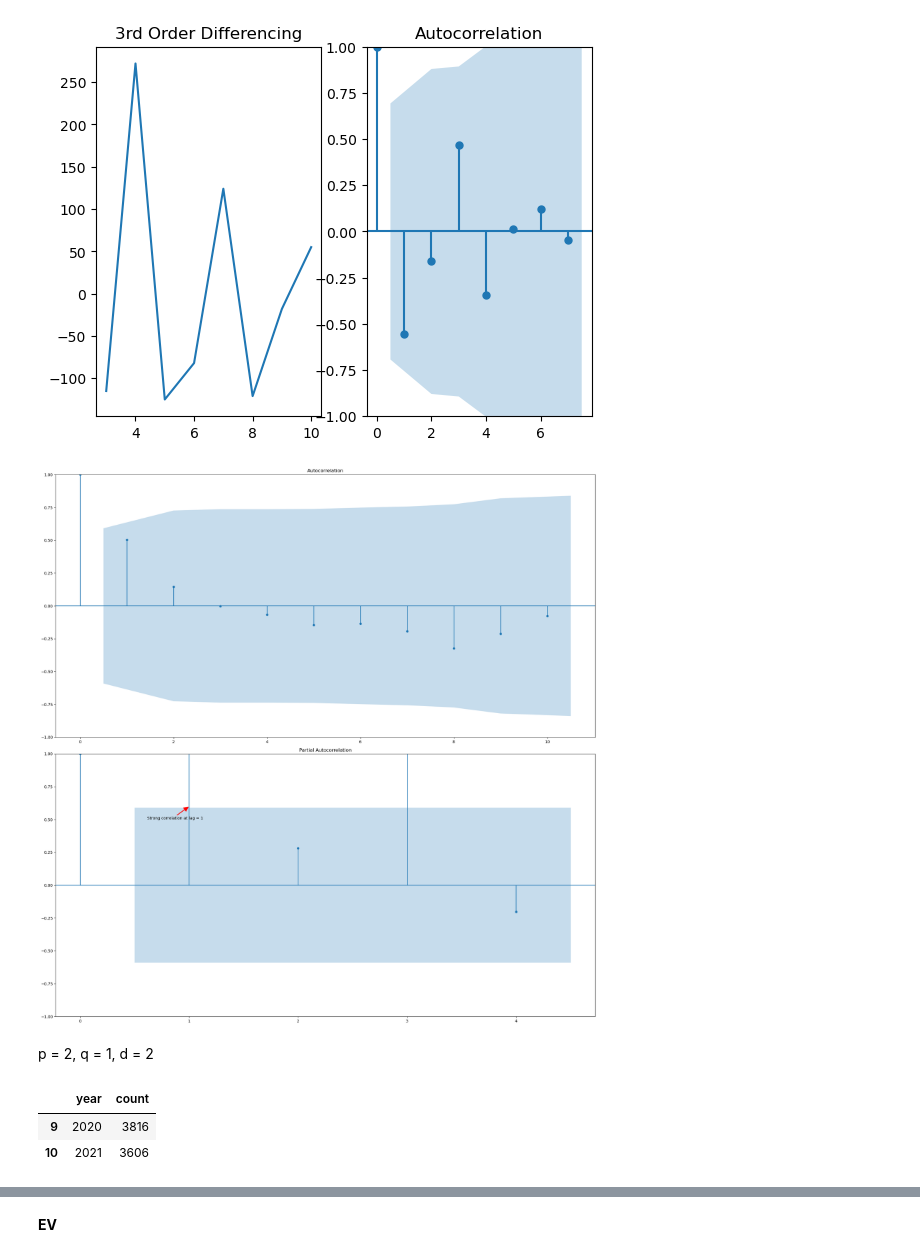
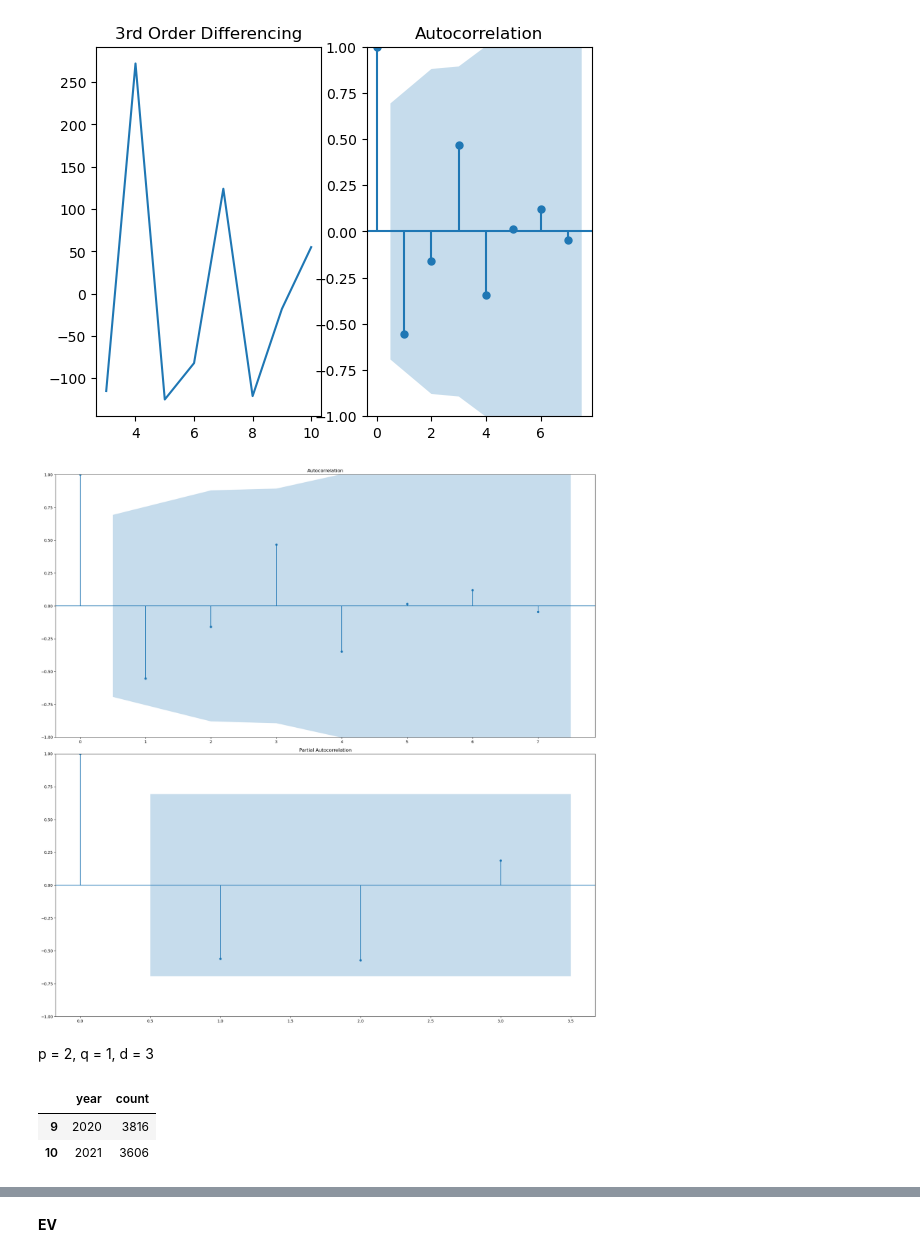
Before and after one commit to harrizazham98/DataScienceProj, a Jupyter notebook: 005_CarPurchase/trend_analysis.ipynb, the cells around one changed output, grey strips where cells are left out. Cells and saved outputs as stored; diff of their text form; code cells hidden in the pictures.

```diff
--- a/005_CarPurchase/trend_analysis.ipynb
+++ b/005_CarPurchase/trend_analysis.ipynb
@@ -78,0 +521,2 @@ ice
+# %%
+data.columns = ["y"]
@@ -78,0 +532,2 @@ ice
+# %%
+ice = data.copy()
@@ -78,0 +642,3 @@ ice
+# %%
+ice.index.freq = 'Year'
+print(ice.index.freq)
@@ -78,0 +647,3 @@ ice
+# %%
+plt.rcParams["figure.figsize"] = [14, 5]
+ice.plot(title='ICE Car Purchase')
@@ -167,21 +1092,21 @@ from statsmodels.graphics.tsaplots import plot_pacf
 # %%
 lag_acf = 10
 lag_pacf = 4
 height = 4
 width = 12
 f, ax = plt.subplots(nrows=2, ncols=1, figsize=(20, 2*10))
 plot_acf(ice["count"].diff().diff().diff().dropna(), ax=ax[0])
-plot_pacf(ice["count"].diff().diff().diff().dropna(), ax=ax[1], method='ols')
+plot_pacf(ice["count"].diff().diff().diff().dropna(),lags=3, ax=ax[1], method='ols')
 
-ax[1].annotate('Strong correlation at lag = 1', xy=(1, 0.6),  xycoords='data',
-            xytext=(0.17, 0.75), textcoords='axes fraction',
-            arrowprops=dict(color='red', shrink=0.05, width=1))
+# ax[1].annotate('Strong correlation at lag = 1', xy=(1, 0.6),  xycoords='data',
+#             xytext=(0.17, 0.75), textcoords='axes fraction',
+#             arrowprops=dict(color='red', shrink=0.05, width=1))
 
 plt.tight_layout()
 plt.show()
 # %% [output]
-[figure, old version]
+[figure, new version]
 # %% [markdown]
-p = 2, q = 1, d = 2
+p = 2, q = 1, d = 3
 # %%
 from statsmodels.tsa.arima.model import ARIMA
@@ -189,9 +1113,8 @@ ARMA_model = ARIMA(ice['count'], order=(2, 0, 2)).fit()
 # %%
 df_test = ice[['year', 'count']].loc[9:]
 df = ice[['year', 'count']].loc[:8]
+df_test
+# %% [output]
+|  | year | count |
+| 9 | 2020 | 3816 |
+| 10 | 2021 | 3606 |
-# %%
-df_test.head()
-# %% [output]
-|  | year | count |
-| 9 | 2020 | 3816 |
-| 10 | 2021 | 3606 |
```
Also changed, not shown: parts of 134 cells of this notebook, 3 other files.
